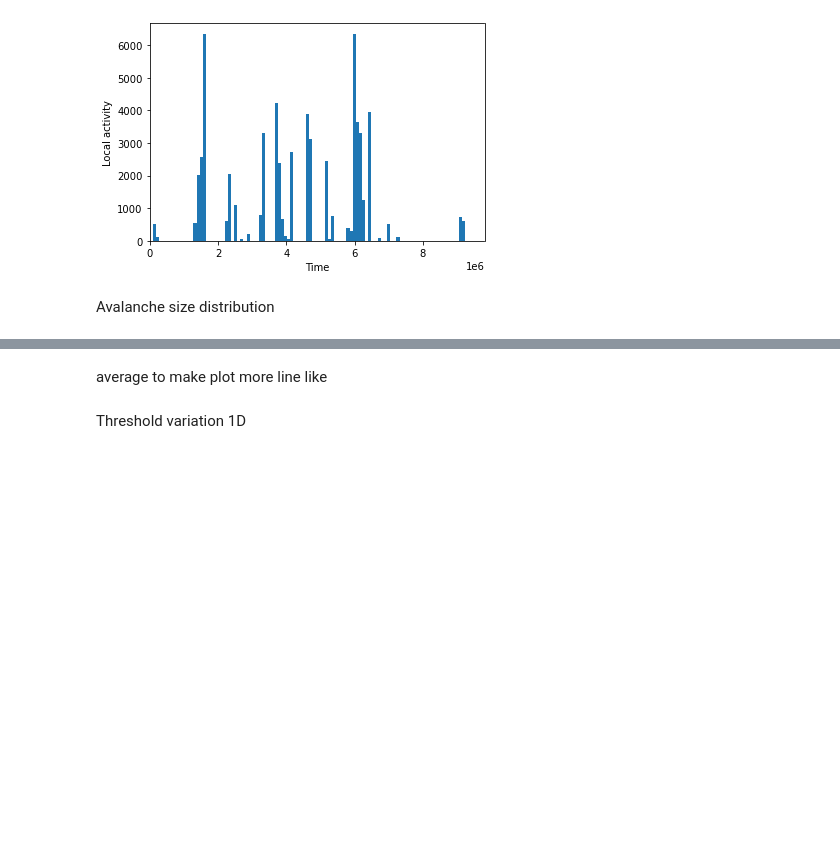
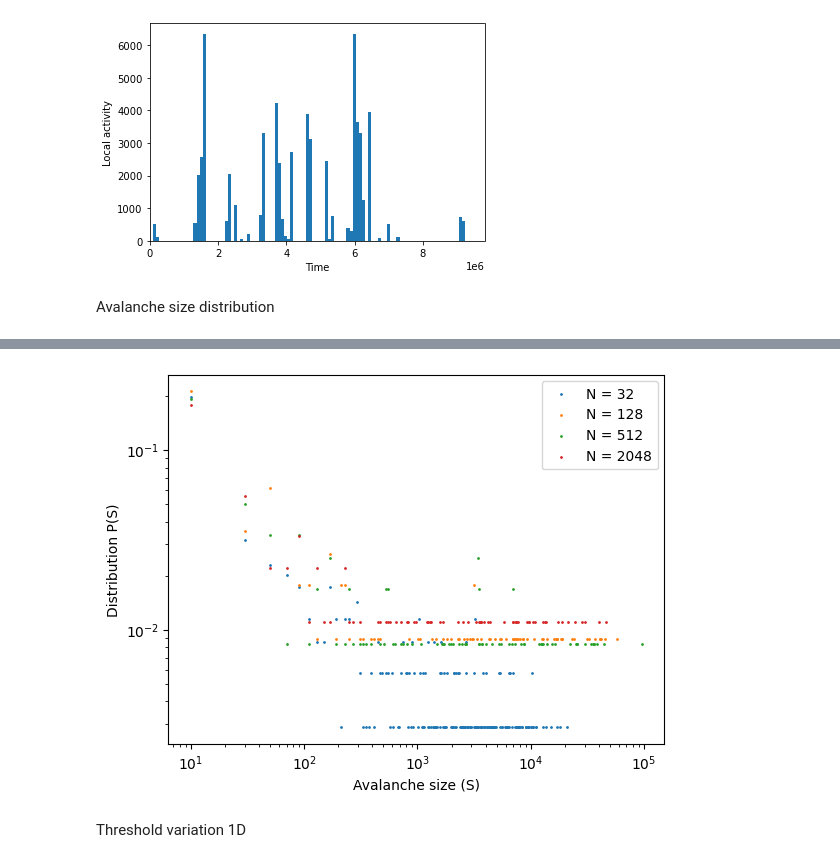
Before and after one commit to elizllaw/CSS_group0, a Jupyter notebook: leon.ipynb, the cells around one changed output, grey strips where cells are left out. Saved outputs shown, nothing was run; the diff lists cells and outputs as text; code cells hidden in the pictures; blank space fills up the shorter version.

```diff
--- a/leon.ipynb
+++ b/leon.ipynb
@@ -346,7 +339,7 @@ Avalanche size distribution
 # %%
 # run simulation for different system sizes to compare
 system_sizes = [32, 128, 512, 2048]
-n_iterations = 10000000
+n_iterations = 1000000
 skip_iterations = 200000
 threshold = 0.65
 
@@ -453,45 +351,8 @@ print('Power-law exponent:', alpha)
-# %% [markdown]
-average to make plot more line like
-# %%
-system_sizes = [32, 128, 512, 2048]
-
-for i in range(len(avalanche_sizes_list)):
-    # bins of avalanche sizes
-    bins = [x for x in np.arange(0,np.max(avalanche_sizes_list[i]),10)]
-    all_bins = [x for x in np.arange(5,np.max(avalanche_sizes_list[i]) - 10,10)]
-    avalanche_size_distribution, _ = np.histogram(avalanche_sizes_list[i], bins)
-
-    # remove bins were value is zero
-    avalanche_size_distribution_plot = []
-    avalanche_size_bins = []
-    for j in range(len(avalanche_size_distribution)):
-        if avalanche_size_distribution[j] != 0:
-            avalanche_size_distribution_plot.append(avalanche_size_distribution[j])
-            avalanche_size_bins.append(all_bins[j])
-
-
-    data_dict = defaultdict(list)
-
-    for x, y in zip(avalanche_size_bins, avalanche_size_distribution_plot):
-        data_dict[y].append(x)
-
-    mean_size_distribution = []
-    mean_avalanche_sizes = []
-
-    for y, x_list in data_dict.items():
-        mean_size_distribution.append(y)
-        mean_x = sum(x_list) / len(x_list)
-        mean_avalanche_sizes.append(mean_x)
-
-
-    plt.scatter(mean_avalanche_sizes, mean_size_distribution, label=f'N = {system_sizes[i]}', s=5)
-    # plt.plot(mean_avalanche_sizes, mean_size_distribution, label=f'N = {system_sizes[i]}')
-    plt.xlabel('Avalanche size (S)')
-    plt.ylabel('Distribution P(S)')
-    plt.xscale('log')
-    plt.yscale('log')
-plt.legend()
-plt.show()
+# %%
+legend_text = [f'N = {system_sizes[i]}' for i in range(len(system_sizes))]
+plot_avalanche_dist(avalanche_sizes_list, bin_size=20, legend_text=legend_text, line=False, fit=False)
+# %% [output]
+[figure, added]
 # %% [markdown]
 Threshold variation 1D
 # %%
```
Also changed, not shown: parts of 28 cells of this notebook, 10 other files.
